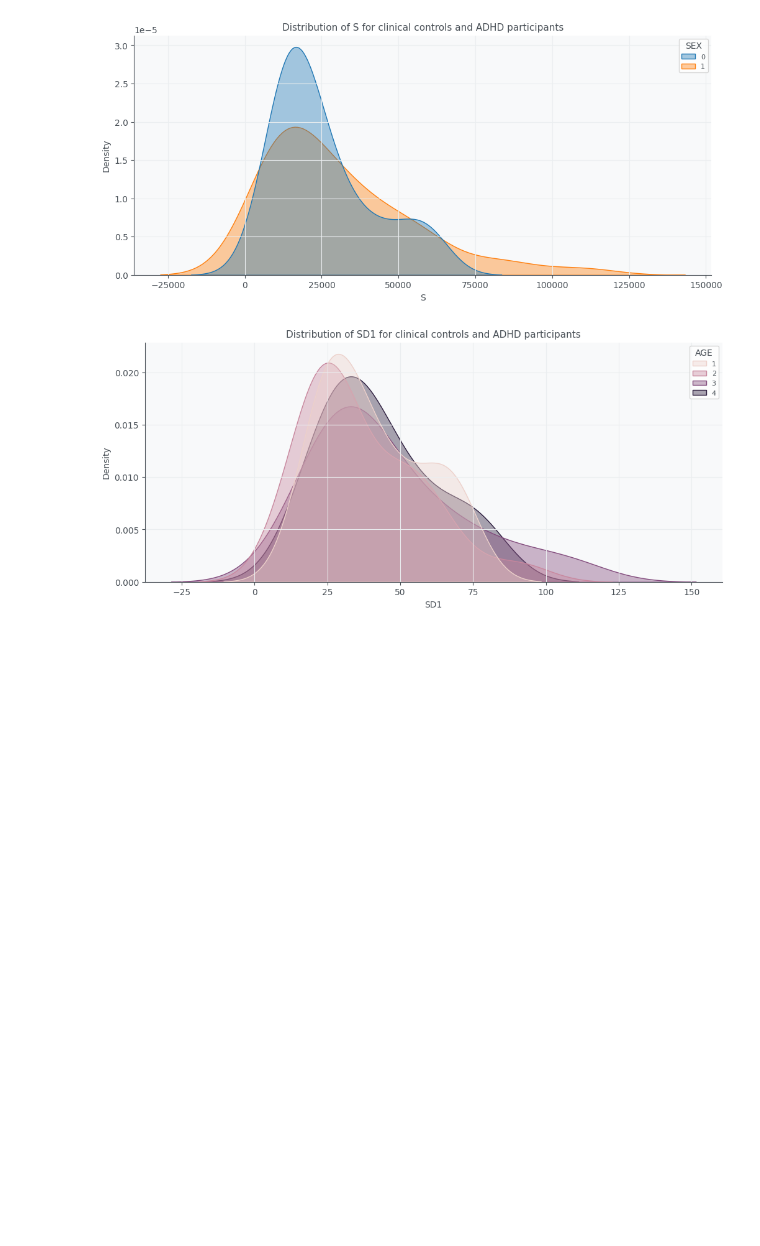
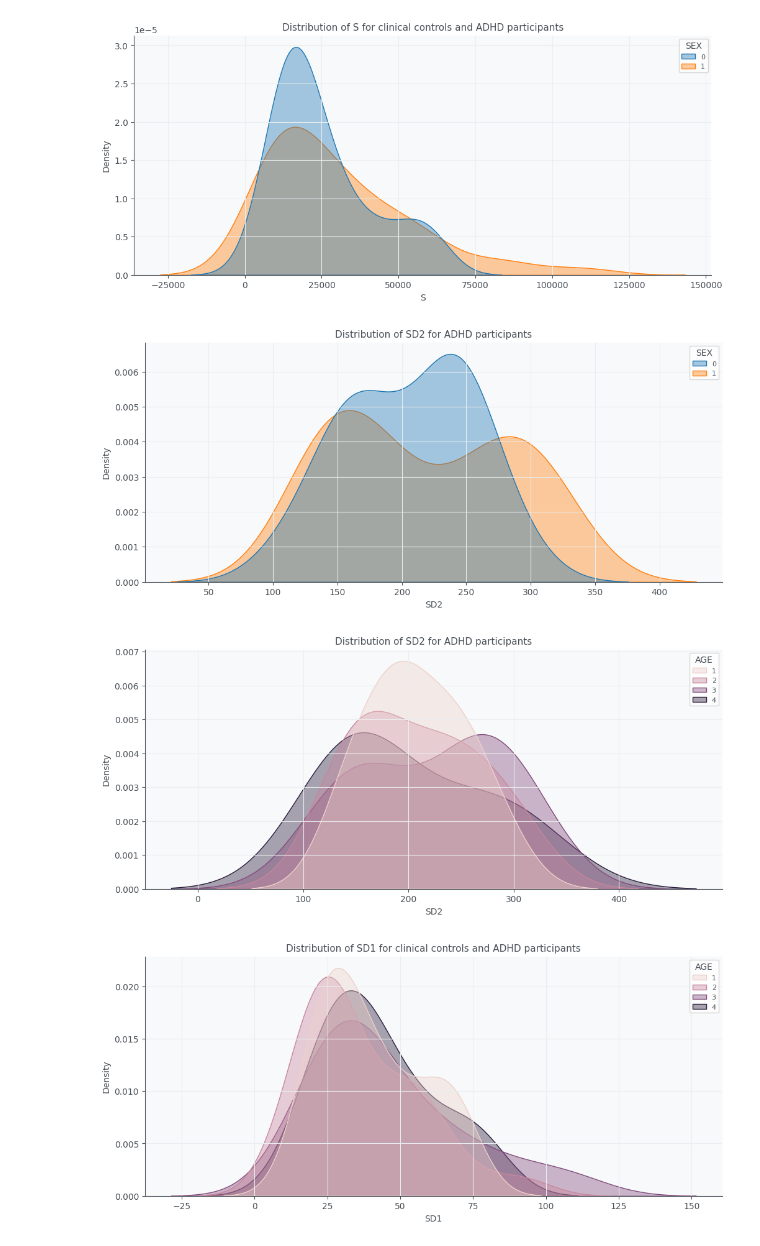
Before and after one commit to GacildaAnne/Thesis-ADHD-HRV, a Jupyter notebook: Thesis_code.ipynb, the cells around one changed output. Cells and saved outputs as stored; diff of their text form; code cells hidden in the pictures; blank space fills up the shorter version.

```diff
--- a/Thesis_code.ipynb
+++ b/Thesis_code.ipynb
@@ -1214,6 +1208,22 @@ plt.show()
 [figure]
 [figure]
 [figure]
+# %%
+# SD2 shows some bimodality, and S show differences in spread.
+
+# Subset adhd and look into SD2, separated by sex
+nonl_adhd = nonl_df.loc[(nonl_df['ADHD']== 1)]
+
+sns.kdeplot(data=nonl_adhd, x="SD2", hue="SEX", fill=True, common_norm=False, alpha=0.4)
+plt.title('Distribution of SD2 for ADHD participants')
+plt.show()
+
+sns.kdeplot(data=nonl_adhd, x="SD2", hue="AGE", fill=True, common_norm=False, alpha=0.4)
+plt.title('Distribution of SD2 for ADHD participants')
+plt.show()
+# %% [output]
+[figure, added]
+[figure, added]
 # %%
 # AGE GROUPS
 sns.kdeplot(data=nonl_df, x="SD1", hue="AGE", fill=True, common_norm=False, alpha=0.4)
```
Also changed, not shown: parts of 8 cells of this notebook, 1 other file.
